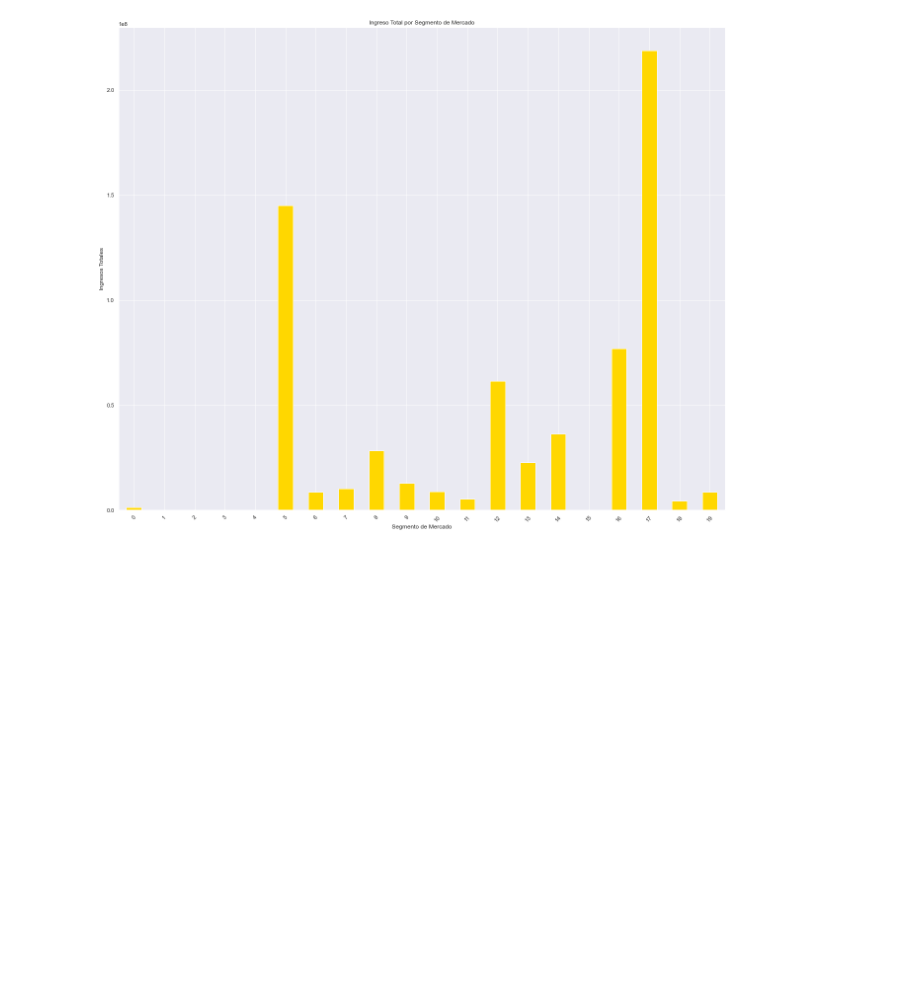
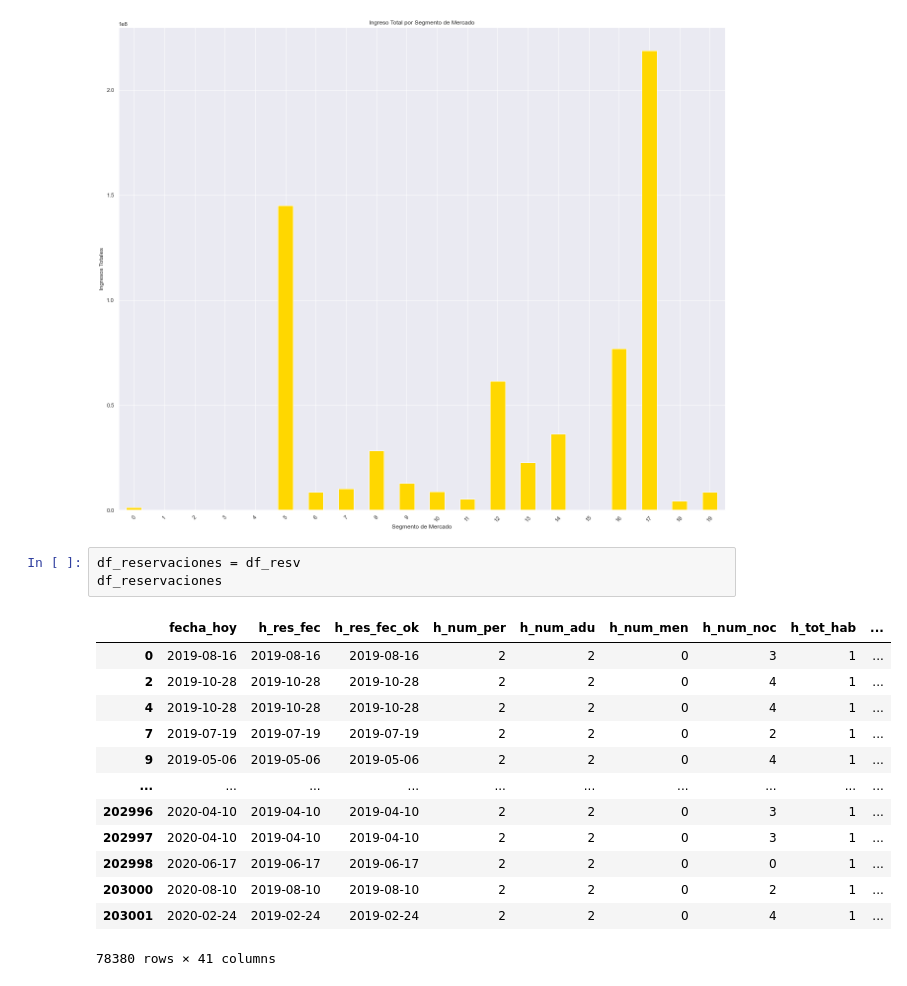
Before and after one commit to carolinahdzm/TCA_clasificacion_Equipo3, a Jupyter notebook: RESERVACIONES_ANALISIS.ipynb, the cells around one changed output. Drawn from its saved outputs; the diff is of its cells as text; blank space fills up the shorter version.

```diff
--- a/RESERVACIONES_ANALISIS.ipynb
+++ b/RESERVACIONES_ANALISIS.ipynb
@@ -909,3 +936,20 @@ plt.xticks(rotation=45)
 plt.show()
 # %% [output]
 [figure]
+# %%
+df_reservaciones = df_resv
+df_reservaciones
+# %% [output]
+|  | fecha_hoy | h_res_fec | h_res_fec_ok | h_num_per | h_num_adu | h_num_men | h_num_noc | h_tot_hab | ... |
+| 0 | 2019-08-16 | 2019-08-16 | 2019-08-16 | 2 | 2 | 0 | 3 | 1 | ... |
+| 2 | 2019-10-28 | 2019-10-28 | 2019-10-28 | 2 | 2 | 0 | 4 | 1 | ... |
+| 4 | 2019-10-28 | 2019-10-28 | 2019-10-28 | 2 | 2 | 0 | 4 | 1 | ... |
+| 7 | 2019-07-19 | 2019-07-19 | 2019-07-19 | 2 | 2 | 0 | 2 | 1 | ... |
+| 9 | 2019-05-06 | 2019-05-06 | 2019-05-06 | 2 | 2 | 0 | 4 | 1 | ... |
+| ... | ... | ... | ... | ... | ... | ... | ... | ... | ... |
+| 202996 | 2020-04-10 | 2019-04-10 | 2019-04-10 | 2 | 2 | 0 | 3 | 1 | ... |
+| 202997 | 2020-04-10 | 2019-04-10 | 2019-04-10 | 2 | 2 | 0 | 3 | 1 | ... |
+| 202998 | 2020-06-17 | 2019-06-17 | 2019-06-17 | 2 | 2 | 0 | 0 | 1 | ... |
+| 203000 | 2020-08-10 | 2019-08-10 | 2019-08-10 | 2 | 2 | 0 | 2 | 1 | ... |
+| 203001 | 2020-02-24 | 2019-02-24 | 2019-02-24 | 2 | 2 | 0 | 4 | 1 | ... |
+78380 rows × 41 columns
```
Also changed, not shown: parts of 15 cells of this notebook.
